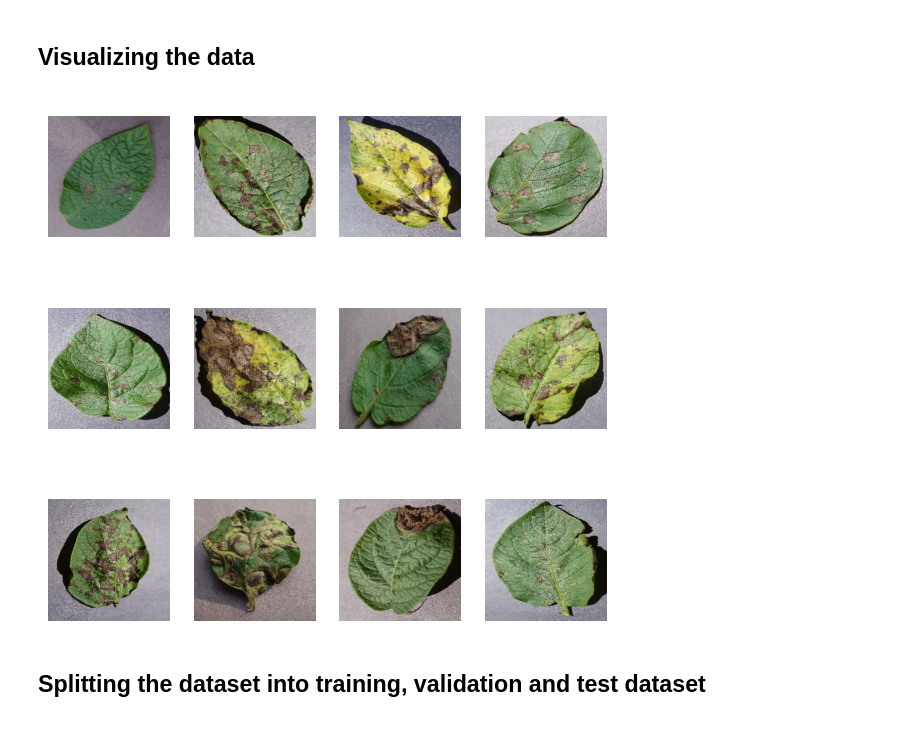
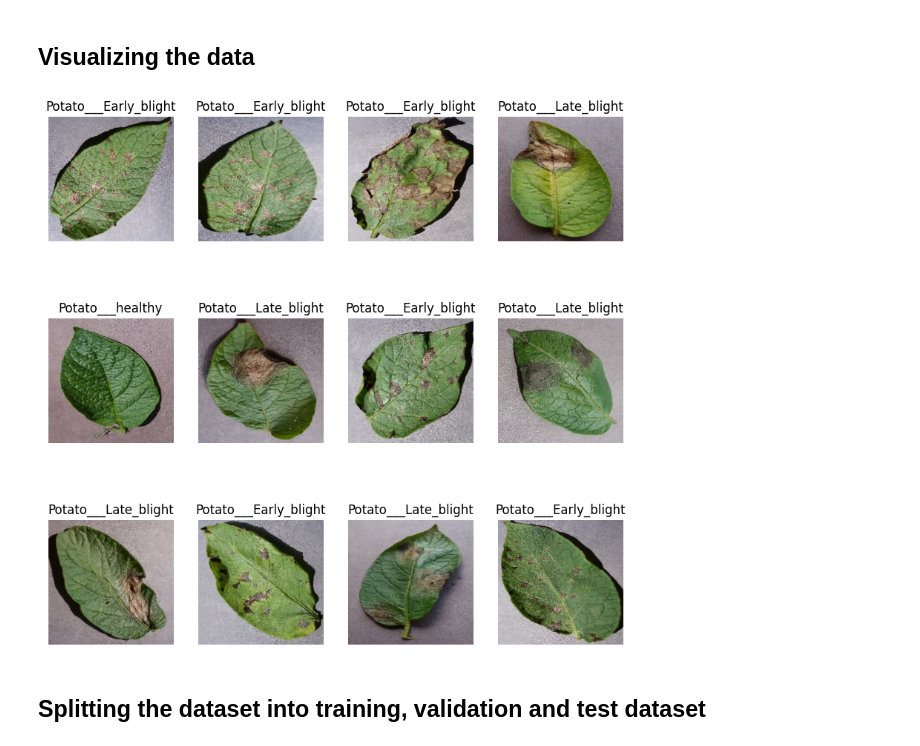
Before and after one commit to Akib-Raihan-4/Potato_disease_prediction, a Jupyter notebook: Potatoe_Training_Model.ipynb, the cells around one changed output. Cells and saved outputs as stored; diff of their text form; code cells hidden in the pictures.

```diff
--- a/Potatoe_Training_Model.ipynb
+++ b/Potatoe_Training_Model.ipynb
@@ -26,13 +26,13 @@ len(dataset) # --> There are 68 dataset as the batch size is 32, that means the
 # %%
 plt.figure(figsize=(10,10))
 for image_batch, label_batch in dataset.take(1):
     for i in range(12):
         ax = plt.subplot(3,4, i+1)
         plt.imshow(image_batch[i].numpy().astype("uint8"))
-        plt.title(class_name[label_batch[i]], color = "white")
+        plt.title(class_name[label_batch[i]])
         plt.axis("off")
 # %% [output]
-[figure, old version]
+[figure, new version]
 # %% [markdown]
 ## Splitting the dataset into training, validation and test dataset
 # %%
```
Also changed, not shown: parts of 3 cells of this notebook, 3 other files.
